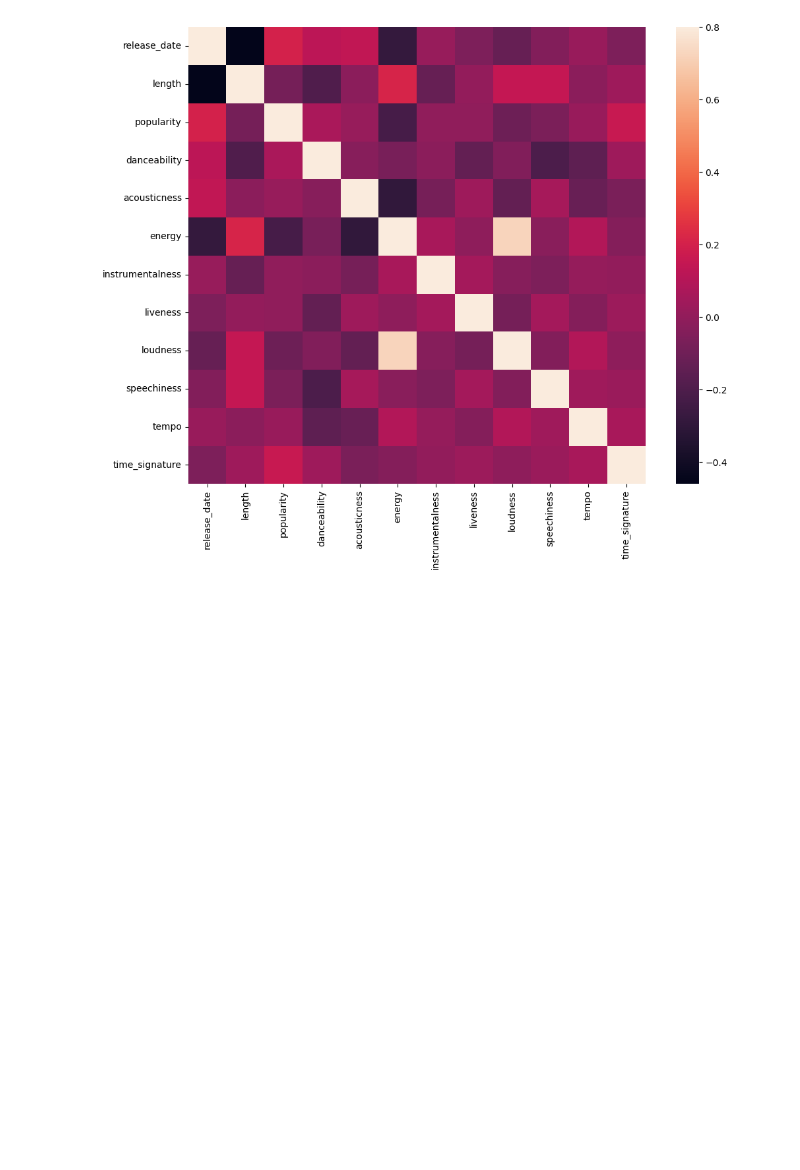
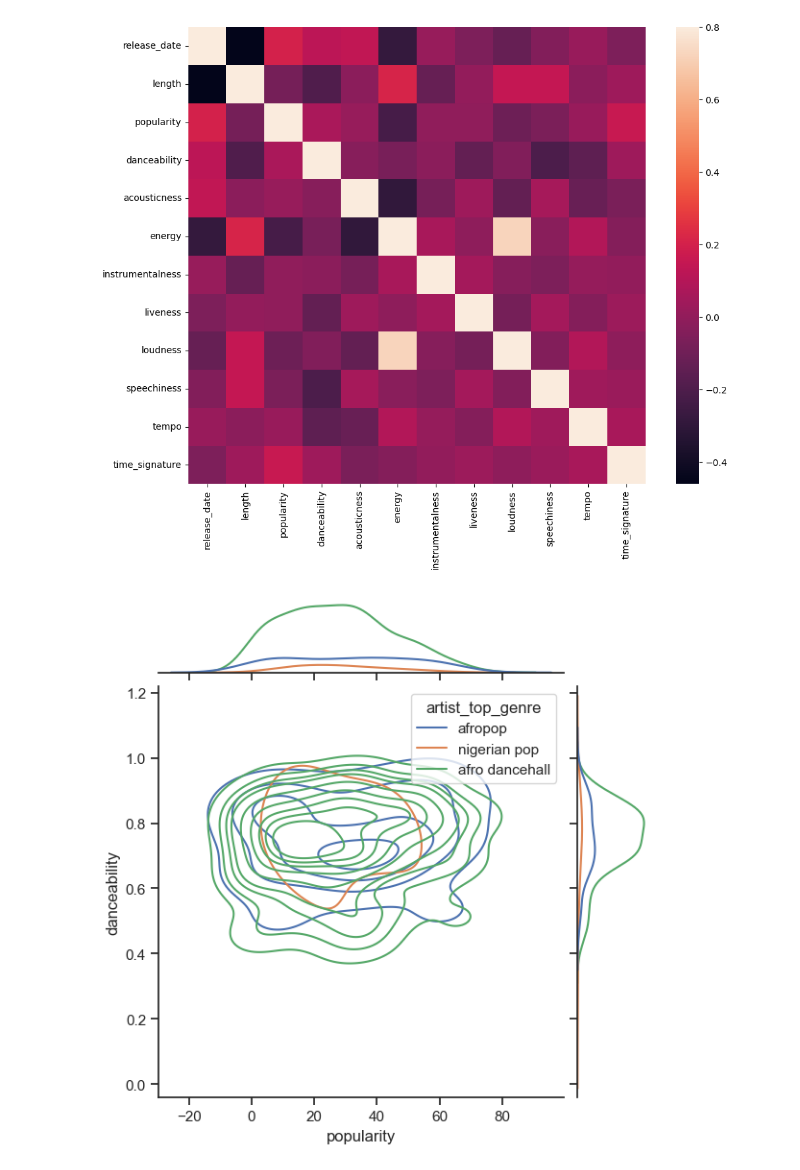
Before and after one commit to jsandtangen/Microsoft-ML-Course, a Jupyter notebook: Clustering/notebook.ipynb, the cells around one changed output. Saved outputs shown, nothing was run; the diff lists cells and outputs as text; code cells hidden in the pictures; blank space fills up the shorter version.

```diff
--- a/Clustering/notebook.ipynb
+++ b/Clustering/notebook.ipynb
@@ -102,3 +102,13 @@ sns.heatmap(corrmat, vmax=.8, square=True)
 # %% [output]
 <Axes: >
 [figure]
+# %%
+sns.set_theme(style="ticks")
+
+g = sns.jointplot(
+    data=df,
+    x="popularity", y="danceability", hue="artist_top_genre",
+    kind="kde",
+)
+# %% [output]
+[figure, added]
```
